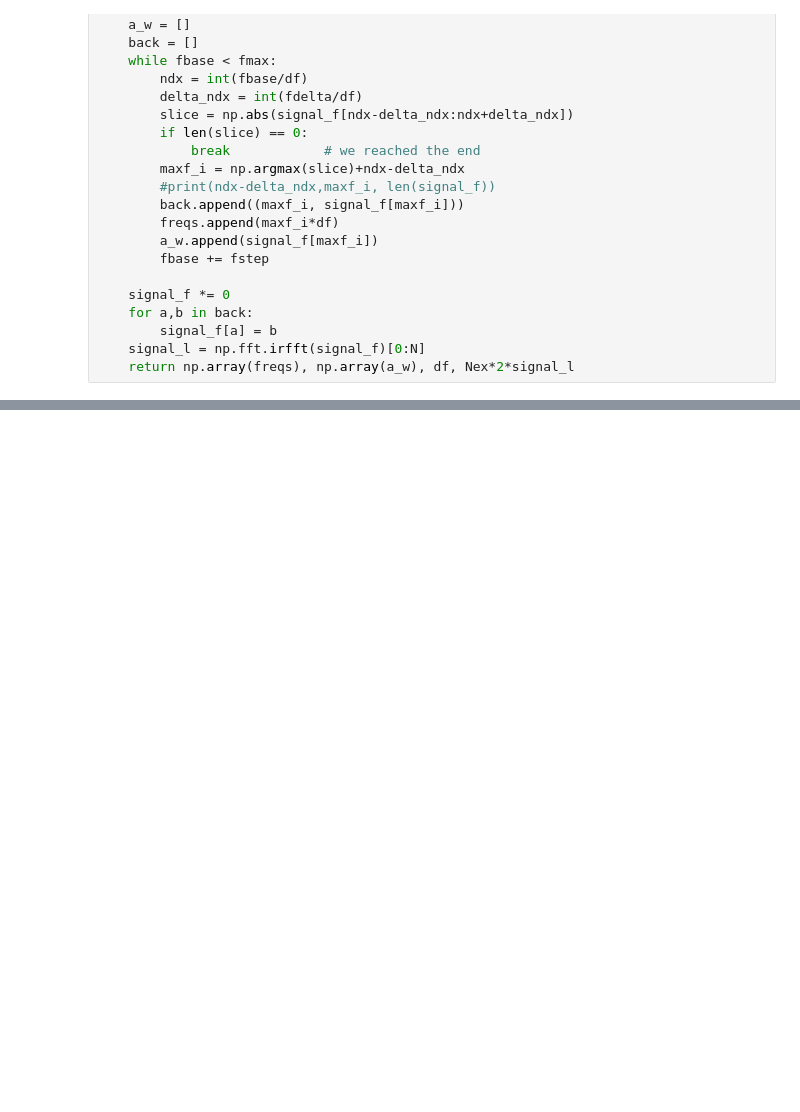
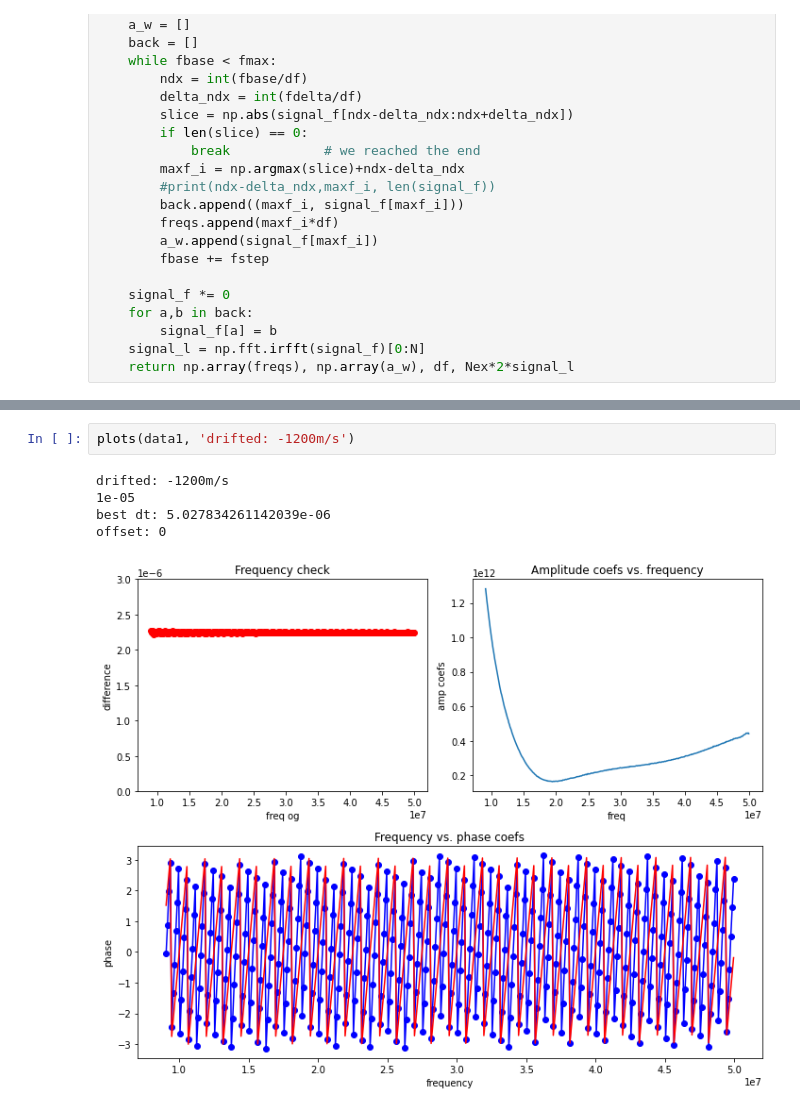
Before and after one commit to lusee-night/notebooks, a Jupyter notebook: calibrator/find_amp_phase.ipynb, the cells around one changed output, grey strips where cells are left out. Saved outputs shown, nothing was run; the diff lists cells and outputs as text; blank space fills up the shorter version.

```diff
--- a/calibrator/find_amp_phase.ipynb
+++ b/calibrator/find_amp_phase.ipynb
@@ -112,0 +141,8 @@ plt.show()
+# %%
+plots(data1, 'drifted: -1200m/s')
+# %% [output]
+drifted: -1200m/s
+1e-05
+best dt: 5.027834261142039e-06
+offset: 0
+[figure, added]
```
Also changed, not shown: parts of 20 cells of this notebook.
